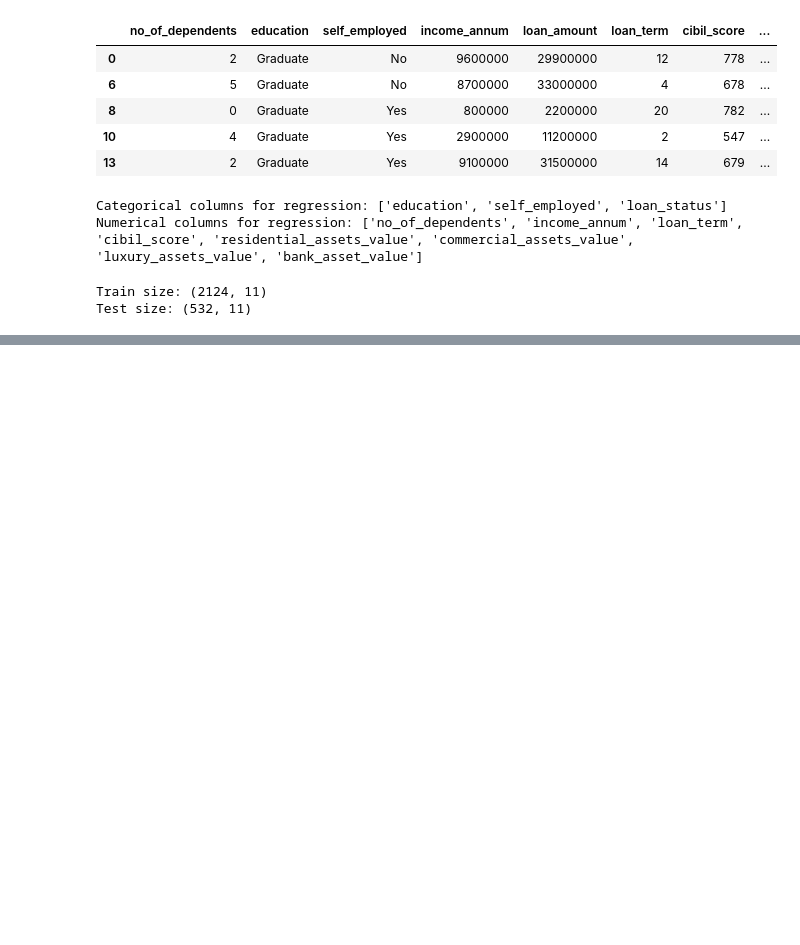
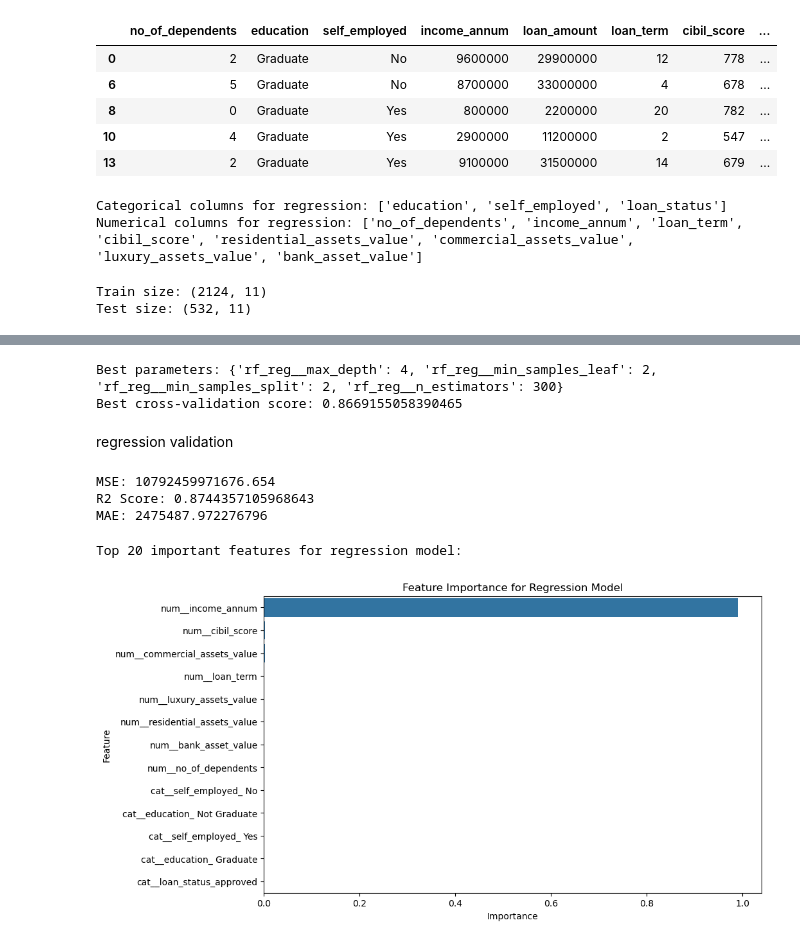
Before and after one commit to tasnim-shamsuddin/Loan-approval-and-valuation-system-, a Jupyter notebook: analyze.ipynb, the cells around one changed output, grey strips where cells are left out. Saved outputs shown, nothing was run; the diff lists cells and outputs as text; code cells hidden in the pictures; blank space fills up the shorter version.

Commit message:
regression model completed

```diff
--- a/analyze.ipynb
+++ b/analyze.ipynb
@@ -380,0 +388,10 @@ preprocessor=ColumnTransformer( transformers=[
+# %%
+param_grid_reg={
+    "rf_reg__n_estimators":[100,200,300],
+    "rf_reg__max_depth":[None,4,8,10],
+    "rf_reg__min_samples_split":[2,5,10],
+    "rf_reg__min_samples_leaf":[1,2]
+}
+# %%
+grid=GridSearchCV(estimator=rf_reg_pipeline,param_grid=param_grid_reg,cv=5,scoring='r2',n_jobs=-1,verbose=2)
+grid.fit(x_train_reg,y_train_reg)
@@ -380,0 +417,47 @@ preprocessor=ColumnTransformer( transformers=[
+# %%
+print("Best parameters:", grid.best_params_)
+best_reg=grid.best_estimator_
+print("Best cross-validation score:", grid.best_score_)
+# %% [output]
+Best parameters: {'rf_reg__max_depth': 4, 'rf_reg__min_samples_leaf': 2, 'rf_reg__min_samples_split': 2, 'rf_reg__n_estimators': 300}
+Best cross-validation score: 0.8669155058390465
+# %% [markdown]
+regression validation
+# %%
+from sklearn.metrics import r2_score, mean_absolute_error, mean_squared_error
+
+rf_reg_pipeline=Pipeline(steps=
+    [
+        ("preprocessor", reg_preprocessor),
+        ("rf_reg", RandomForestRegressor(n_estimators=300, max_depth=4, min_samples_leaf=2, min_samples_split=2, random_state=42))
+    ]
+)
+# %%
+rf_reg_pipeline.fit(x_train_reg,y_train_reg)
+y_pred_reg=rf_reg_pipeline.predict(x_test_reg)
+# %%
+print("MSE:", mean_squared_error(y_test_reg,y_pred_reg))
+print("R2 Score:", r2_score(y_test_reg,y_pred_reg))
+print("MAE:", mean_absolute_error(y_test_reg,y_pred_reg))
+# %% [output]
+MSE: 10792459971676.654
+R2 Score: 0.8744357105968643
+MAE: 2475487.972276796
+# %%
+#checking feature importance for regression model
+feature_importance_reg=rf_reg_pipeline.named_steps["rf_reg"].feature_importances_
+feature_names_reg=reg_preprocessor.get_feature_names_out()
+
+importance_df=pd.DataFrame({"Feature":feature_names_reg,"Importance":feature_importance_reg}).sort_values(by="Importance",ascending=False)
+importance_df.head(20)
+
+print("Top 20 important features for regression model:")
+plt.figure(figsize=(10,6))
+sns.barplot(x="Importance",y="Feature",data=importance_df.head(20))
+plt.title("Feature Importance for Regression Model")
+plt.xlabel("Importance")
+plt.ylabel("Feature")
+plt.show()
+# %% [output]
+Top 20 important features for regression model:
+[figure, added]
```
Also changed, not shown: parts of 4 cells of this notebook.
